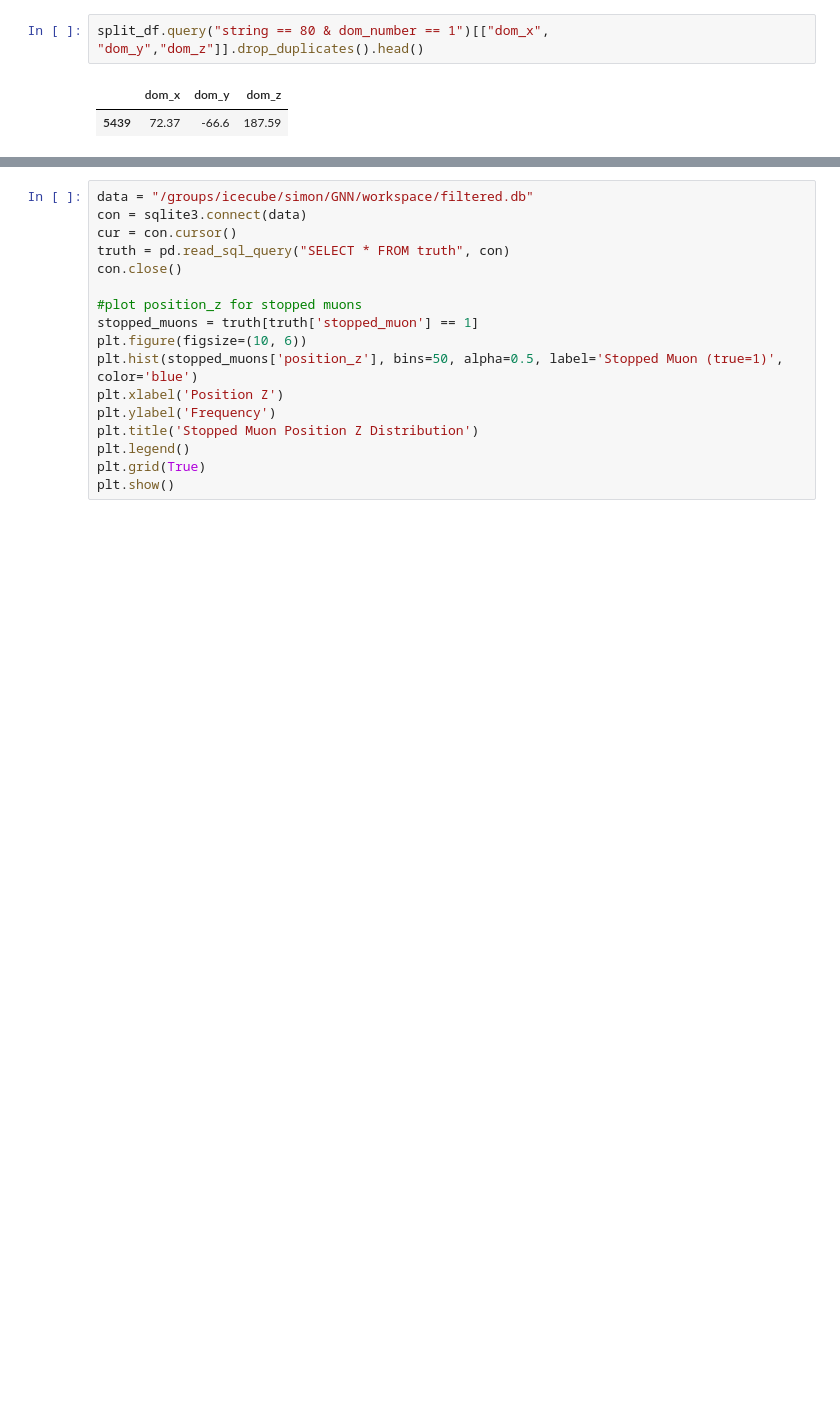
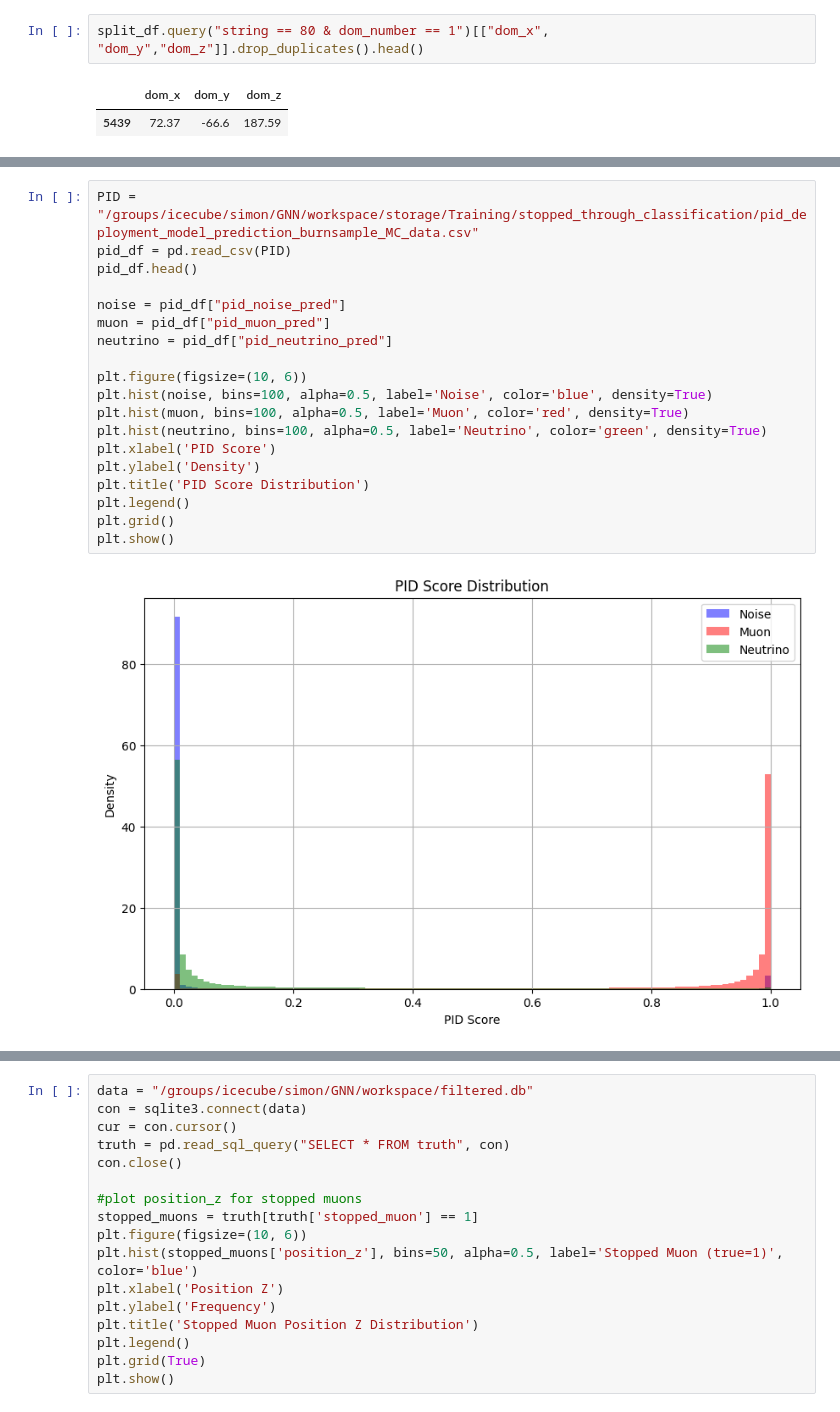
Before and after one commit to SimonOergaard/Dom-Calibration, a Jupyter notebook: muon_analysis.ipynb, the cells around one changed output, grey strips where cells are left out. Cells and saved outputs as stored; diff of their text form; blank space fills up the shorter version.

```diff
--- a/muon_analysis.ipynb
+++ b/muon_analysis.ipynb
@@ -83 +167,22 @@ Error:
+# %%
+PID = "/groups/icecube/simon/GNN/workspace/storage/Training/stopped_through_classification/pid_deployment_model_prediction_burnsample_MC_data.csv"
+pid_df = pd.read_csv(PID)
+pid_df.head()
+
+noise = pid_df["pid_noise_pred"]
+muon = pid_df["pid_muon_pred"]
+neutrino = pid_df["pid_neutrino_pred"]
+
+plt.figure(figsize=(10, 6))
+plt.hist(noise, bins=100, alpha=0.5, label='Noise', color='blue', density=True)
+plt.hist(muon, bins=100, alpha=0.5, label='Muon', color='red', density=True)
+plt.hist(neutrino, bins=100, alpha=0.5, label='Neutrino', color='green', density=True)
+plt.xlabel('PID Score')
+plt.ylabel('Density')
+plt.title('PID Score Distribution')
+plt.legend()
+plt.grid()
+plt.show()
+# %% [output]
+[figure, added]
 # %%
```
Also changed, not shown: parts of 11 cells of this notebook, 24 other files.
